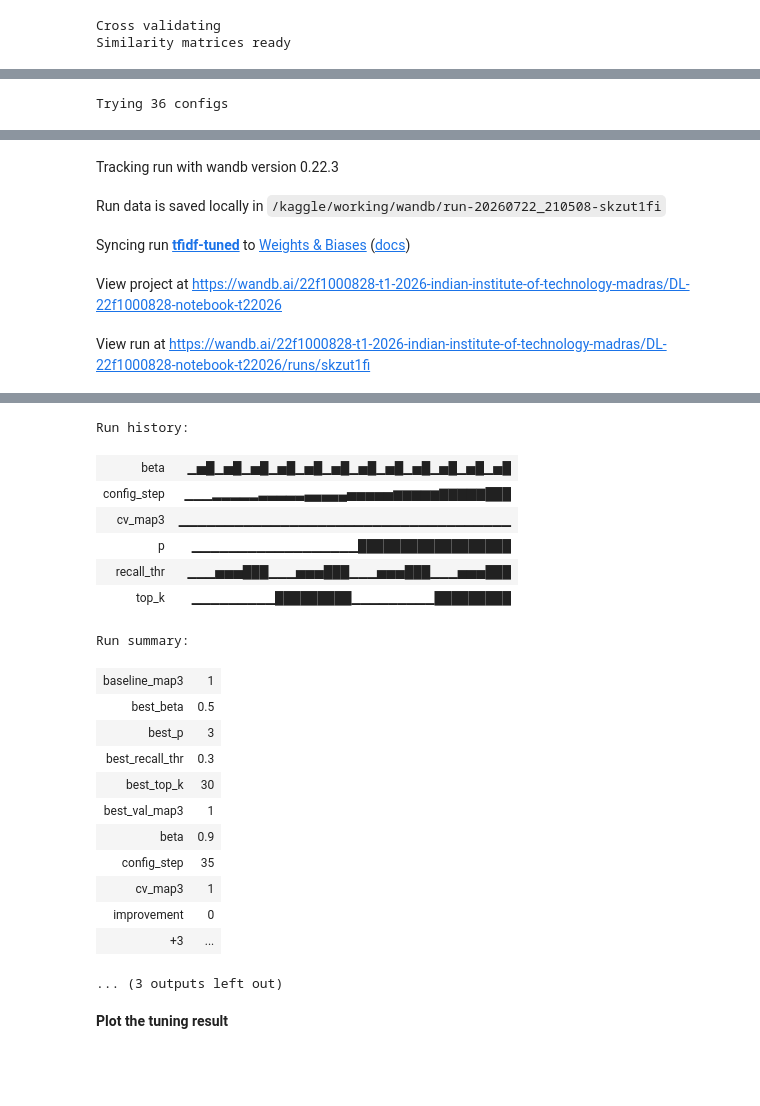
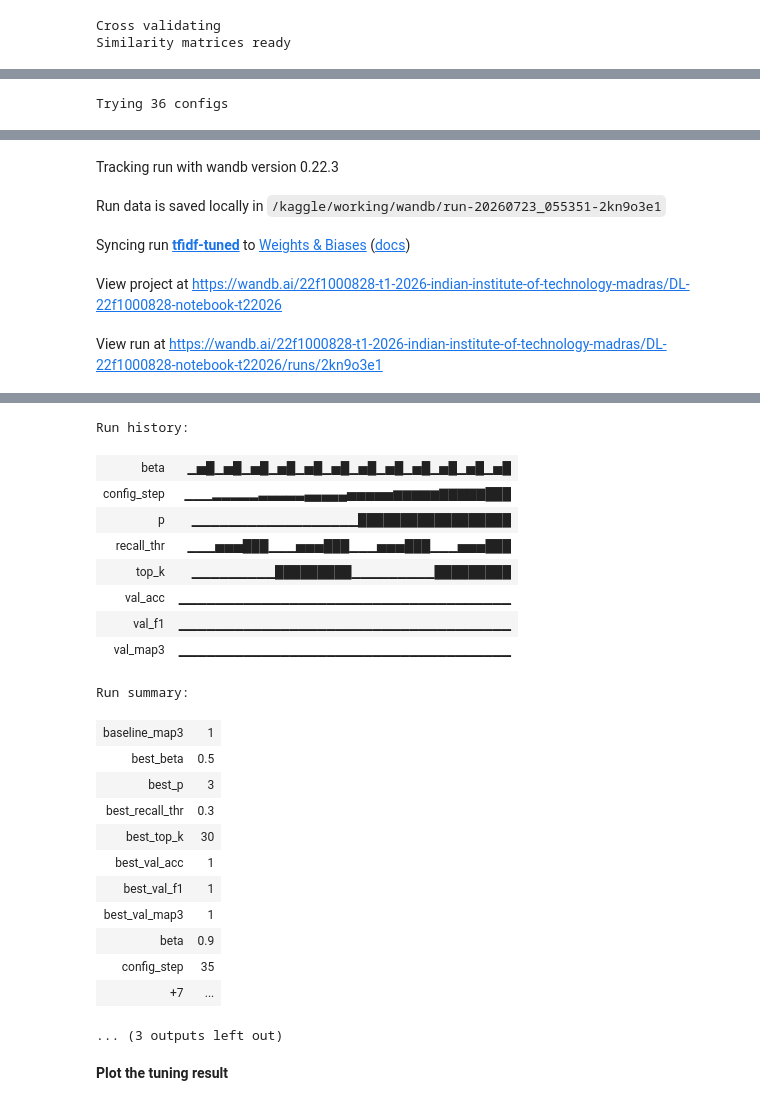
Before and after one commit to 22f1000828/DL-22f1000828-notebook-t22026, a Jupyter notebook: kaggle_notebook.ipynb, the cells around one changed output, grey strips where cells are left out. Saved outputs shown, nothing was run; the diff lists cells and outputs as text; code cells hidden in the pictures; blank space fills up the shorter version.

```diff
--- a/kaggle_notebook.ipynb
+++ b/kaggle_notebook.ipynb
@@ -271,7 +272,7 @@ def combined_sim(qw, qc, rw, rc):
 
 
 def predict_baseline(sim_word, ref_labels, row):
-    # simple version: vote using word similarity only
+
     order = np.argsort(sim_word)[::-1][:30]
 
     votes = np.zeros(5)
@@ -343,6 +344,17 @@ def map3(true_idx, pred_lists):
                 total += 1.0 / (i + 1)
                 break
     return total / len(true_idx)
+
+
+def all_metrics(true_idx, pred_lists):
+    # the rank 1 prediction is the predicted class, so accuracy and F1 both work here.
+    # I compute the same 3 metrics as my neural notebooks so the models are comparable.
+    rank1 = [p[0] for p in pred_lists]
+    return {
+        "acc": accuracy_score(true_idx, rank1),
+        "f1": f1_score(true_idx, rank1, average='macro'),
+        "map3": map3(true_idx, pred_lists)
+    }
 # %% [markdown]
 **Cross validation and tuning**
 # %%
@@ -407,5 +453,4 @@ Run summary:
 # %%
-# grid search for the improved version
 grid = []
 for p in (3, 4):
     for k in (30, 50):
@@ -422,22 +467,38 @@ wandb.init(project=PROJECT, name="tfidf-tuned", reinit=True,
 
 results = []
 best_score = -1
+best_acc = 0
+best_f1 = 0
 best_cfg = None
 
 for step, cfg in enumerate(grid):
-    scores = []
+    fold_map3 = []
+    fold_acc = []
+    fold_f1 = []
+
     for sc, sw, lab, heur, true, rows in fold_cache:
         preds = [predict_v3(sc[r], sw[r], lab, heur[r], *cfg) for r in range(sc.shape[0])]
-        scores.append(map3(true, preds))
-    m = float(np.mean(scores))
-    results.append({"p": cfg[0], "top_k": cfg[1], "recall_thr": cfg[3], "beta": cfg[4], "cv_map3": m})
+        m = all_metrics(true, preds)
+        fold_map3.append(m["map3"])
+        fold_acc.append(m["acc"])
+        fold_f1.append(m["f1"])
 
-    # log every config so I get a curve of the whole grid search in wandb
-    wandb.log({"config_step": step, "cv_map3": m, "p": cfg[0], "top_k": cfg[1],
-               "recall_thr": cfg[3], "beta": cfg[4]})
+    m_map3 = float(np.mean(fold_map3))
+    m_acc = float(np.mean(fold_acc))
+    m_f1 = float(np.mean(fold_f1))
 
-    if m > best_score:
-        best_score = m
+    results.append({"p": cfg[0], "top_k": cfg[1], "recall_thr": cfg[3], "beta": cfg[4],
+                    "cv_map3": m_map3, "cv_acc": m_acc, "cv_f1": m_f1})
+
+    # log every config so wandb draws a curve over the whole grid search
+    wandb.log({"config_step": step,
+               "val_map3": m_map3, "val_acc": m_acc, "val_f1": m_f1,
+               "p": cfg[0], "top_k": cfg[1], "recall_thr": cfg[3], "beta": cfg[4]})
+
+    if m_map3 > best_score:
+        best_score = m_map3
+        best_acc = m_acc
+        best_f1 = m_f1
         best_cfg = cfg
 
 new_cv = best_score
@@ -447,50 +508,56 @@ results_df = pd.DataFrame(results).sort_values("cv_map3", ascending=False)
 wandb.log({"grid_results": wandb.Table(dataframe=results_df)})
 
 wandb.summary["best_val_map3"] = new_cv
+wandb.summary["best_val_acc"] = best_acc
+wandb.summary["best_val_f1"] = best_f1
 wandb.summary["baseline_map3"] = baseline_cv
 wandb.summary["improvement"] = new_cv - baseline_cv
 wandb.summary["best_p"] = best_cfg[0]
 wandb.summary["best_top_k"] = best_cfg[1]
 wandb.summary["best_recall_thr"] = best_cfg[3]
 wandb.summary["best_beta"] = best_cfg[4]
 wandb.finish()
 
 print()
-print("Baseline CV MAP@3:", round(baseline_cv, 4))
-print("Tuned    CV MAP@3:", round(new_cv, 4))
+print("Baseline CV MAP@3:", round(baseline_cv, 4), "| acc:", round(baseline_acc, 4),
+      "| f1:", round(baseline_f1, 4))
+print("Tuned    CV MAP@3:", round(new_cv, 4), "| acc:", round(best_acc, 4),
+      "| f1:", round(best_f1, 4))
 print("Improvement      :", round(new_cv - baseline_cv, 4))
 print("Best config (p, top_k, base_thr, recall_thr, beta):", best_cfg)
 print()
 print("Top 10 configs:")
 print(results_df.head(10).to_string(index=False))
 # %% [output]
 Trying 36 configs
 [interactive output not drawn]
 Tracking run with wandb version 0.22.3
-Run data is saved locally in /kaggle/working/wandb/run-20260722_210508-skzut1fi
+Run data is saved locally in /kaggle/working/wandb/run-20260723_055351-2kn9o3e1
 Syncing run tfidf-tuned to Weights & Biases (docs)
 View project at https://wandb.ai/22f1000828-t1-2026-indian-institute-of-technology-madras/DL-22f1000828-notebook-t22026
-View run at https://wandb.ai/22f1000828-t1-2026-indian-institute-of-technology-madras/DL-22f1000828-notebook-t22026/runs/skzut1fi
+View run at https://wandb.ai/22f1000828-t1-2026-indian-institute-of-technology-madras/DL-22f1000828-notebook-t22026/runs/2kn9o3e1
 [interactive output not drawn]
 Run history:
 | beta | ▁▅█▁▅█▁▅█▁▅█▁▅█▁▅█▁▅█▁▅█▁▅█▁▅█▁▅█▁▅█ |
 | config_step | ▁▁▁▂▂▂▂▂▃▃▃▃▃▄▄▄▄▄▅▅▅▅▅▆▆▆▆▆▇▇▇▇▇███ |
-| cv_map3 | ▁▁▁▁▁▁▁▁▁▁▁▁▁▁▁▁▁▁▁▁▁▁▁▁▁▁▁▁▁▁▁▁▁▁▁▁ |
 | p | ▁▁▁▁▁▁▁▁▁▁▁▁▁▁▁▁▁▁██████████████████ |
 | recall_thr | ▁▁▁▅▅▅███▁▁▁▅▅▅███▁▁▁▅▅▅███▁▁▁▅▅▅███ |
 | top_k | ▁▁▁▁▁▁▁▁▁█████████▁▁▁▁▁▁▁▁▁█████████ |
+| val_acc | ▁▁▁▁▁▁▁▁▁▁▁▁▁▁▁▁▁▁▁▁▁▁▁▁▁▁▁▁▁▁▁▁▁▁▁▁ |
+| val_f1 | ▁▁▁▁▁▁▁▁▁▁▁▁▁▁▁▁▁▁▁▁▁▁▁▁▁▁▁▁▁▁▁▁▁▁▁▁ |
+| val_map3 | ▁▁▁▁▁▁▁▁▁▁▁▁▁▁▁▁▁▁▁▁▁▁▁▁▁▁▁▁▁▁▁▁▁▁▁▁ |
 Run summary:
 | baseline_map3 | 1 |
 | best_beta | 0.5 |
 | best_p | 3 |
 | best_recall_thr | 0.3 |
 | best_top_k | 30 |
+| best_val_acc | 1 |
+| best_val_f1 | 1 |
 | best_val_map3 | 1 |
 | beta | 0.9 |
 | config_step | 35 |
-| cv_map3 | 1 |
-| improvement | 0 |
-| +3 | ... |
+| +7 | ... |
 ... (3 outputs left out)
 # %% [markdown]
 **Plot the tuning result**
```
Also changed, not shown: parts of 6 cells of this notebook.
